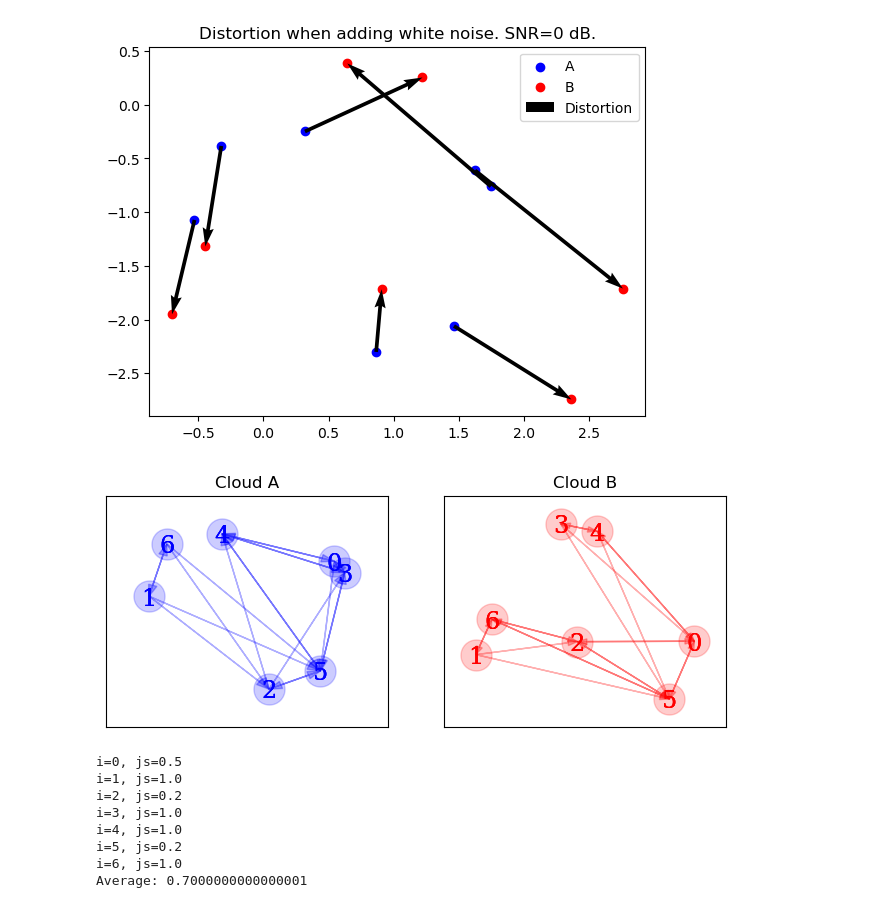
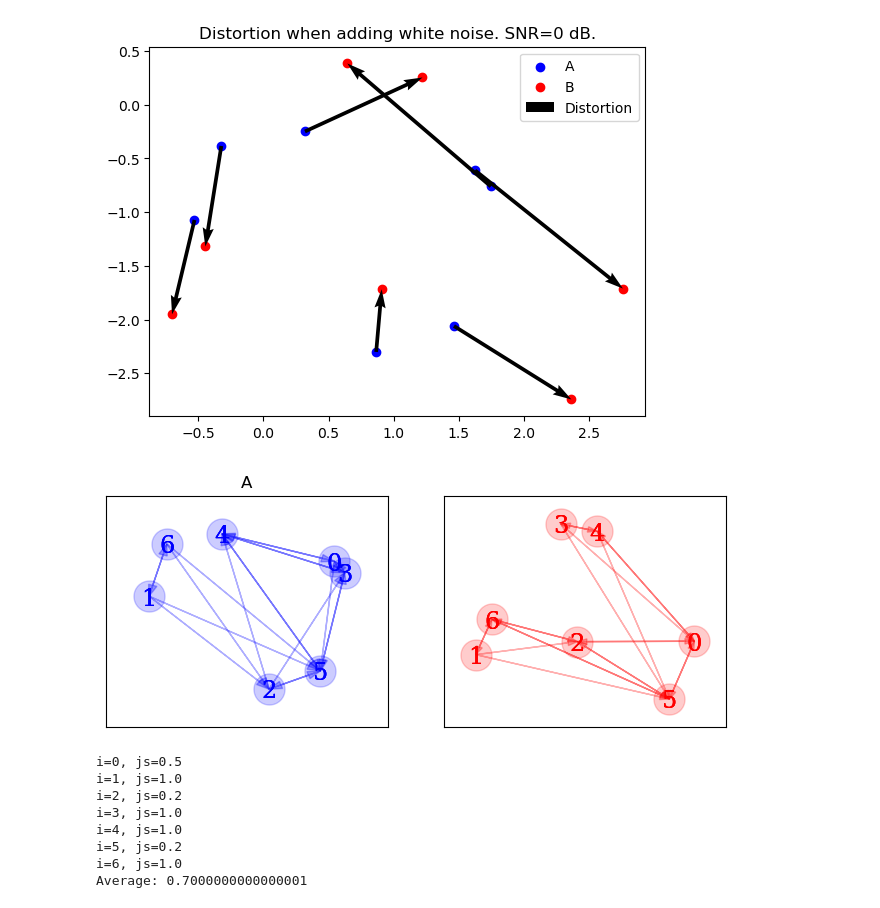
Before and after one commit to tiagoft/graph_structure, a Jupyter notebook: experiments/neurips2024/notebooks/library_demo.ipynb, the cells around one changed output. Cells and saved outputs as stored; diff of their text form; code cells hidden in the pictures.

```diff
--- a/experiments/neurips2024/notebooks/library_demo.ipynb
+++ b/experiments/neurips2024/notebooks/library_demo.ipynb
@@ -31,8 +31,8 @@ plt.show()
 # %%
 # Nearest neighbors
 k = 3 # Number of neighbors
-na = gs.nearest_neighbors(A, self_is_neighbor=False, metric='cosine')[:,:k]
-nb = gs.nearest_neighbors(B, self_is_neighbor=False, metric='cosine')[:,:k]
+na = gs.nearest_neighbors(A, self_is_neighbor=False, k=3, metric='cosine')
+nb = gs.nearest_neighbors(B, self_is_neighbor=False, k=3, metric='cosine')
 
 
 plt.figure(figsize=(8,3))
@@ -42,47 +42,47 @@ plt.xlim([np.min(A[:,0])-0.5, np.max(A[:,0])+0.5])
 plt.ylim([np.min(A[:,1])-0.5, np.max(A[:,1])+0.5])
 plt.xticks([])
 plt.yticks([])
-plt.title('Cloud A')
+plt.title('A')
 plt.subplot(1,2,2)
 plt.scatter(B[:,0], B[:,1], c='r', label='B', alpha=0.2, s=500)
 plt.xlim([np.min(B[:,0])-0.5, np.max(B[:,0])+0.5])
 plt.ylim([np.min(B[:,1])-0.5, np.max(B[:,1])+0.5])
 plt.xticks([])
 plt.yticks([])
-plt.title('Cloud B')
+plt.title('')
 for n in range(n_points):
     for k_ in range(k):
         plt.subplot(1,2,1)
         plt.arrow(x=A[n,0], y=A[n,1],dx=A[na[n,k_],0]-A[n,0], dy=A[na[n,k_],1]-A[n,1],
                   length_includes_head = True,
                   head_width=0.1,
                   color='b',
                   alpha=0.3,
                   )
         plt.text(x=A[n,0], y=A[n,1], s=f'{n}',
                  horizontalalignment='center',
                  verticalalignment='center_baseline',
                  fontsize='xx-large',
                  color='b',
                  fontname='serif'
                  )
         plt.subplot(1,2,2)
         plt.arrow(x=B[n,0], y=B[n,1],dx=B[nb[n,k_],0]-B[n,0], dy=B[nb[n,k_],1]-B[n,1],
             length_includes_head = True,
             head_width=0.1,
             color='r',
             alpha=0.3,
             )
         plt.text(x=B[n,0], y=B[n,1], s=f'{n}',
                  horizontalalignment='center',
                  verticalalignment='center_baseline',
                  fontsize='xx-large',
                  color='r',
                  fontname='serif'
                  )
 plt.savefig('graph_induction.pdf',  bbox_inches='tight')
 # %% [output]
-[figure, old version]
+[figure, new version]
 # %%
 # Jaccard similarity for each point in the cloud
 all_js = [gs.compute_jaccard_similarity(set(na[i,:]), set(nb[i,:])) for i in range(na.shape[0])]
```
Also changed, not shown: 1 other file.
